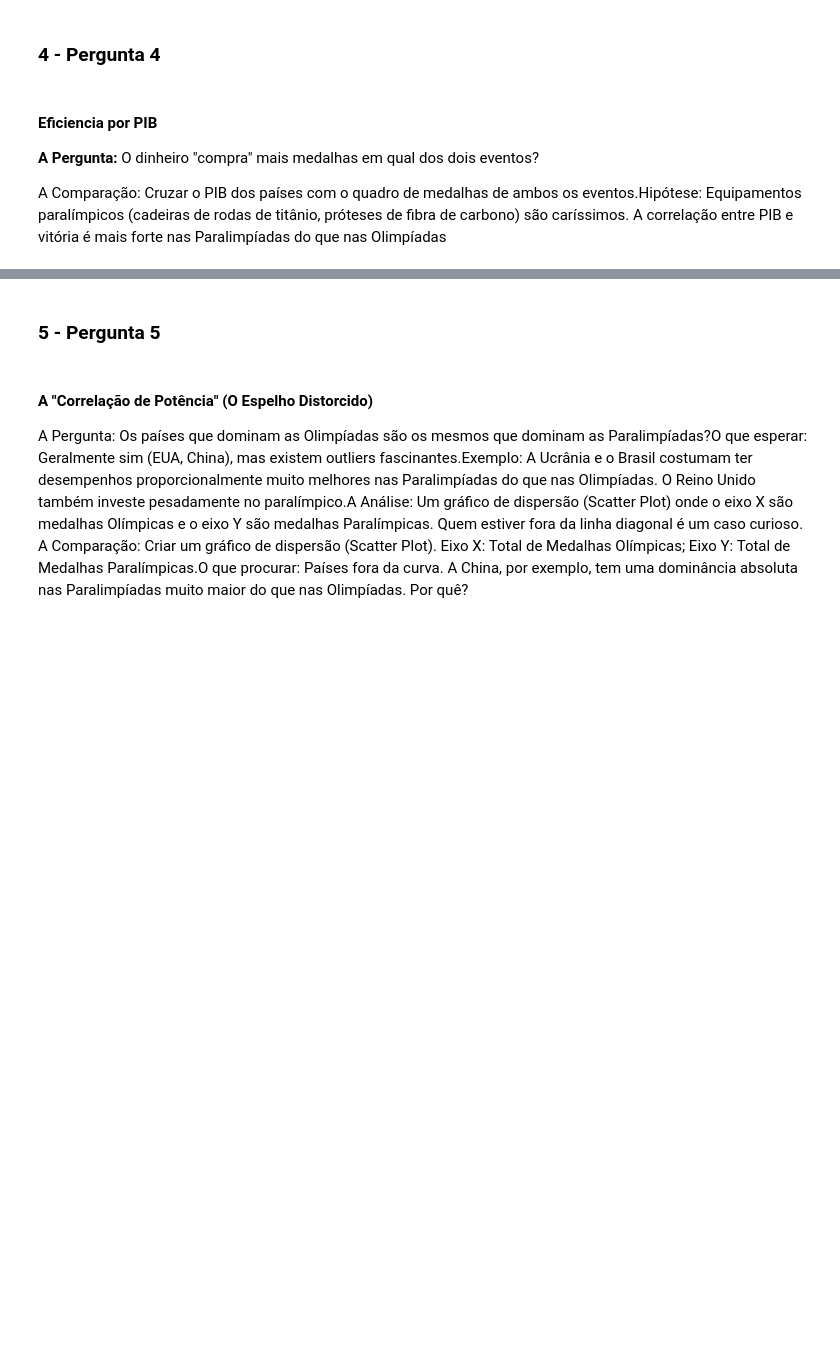
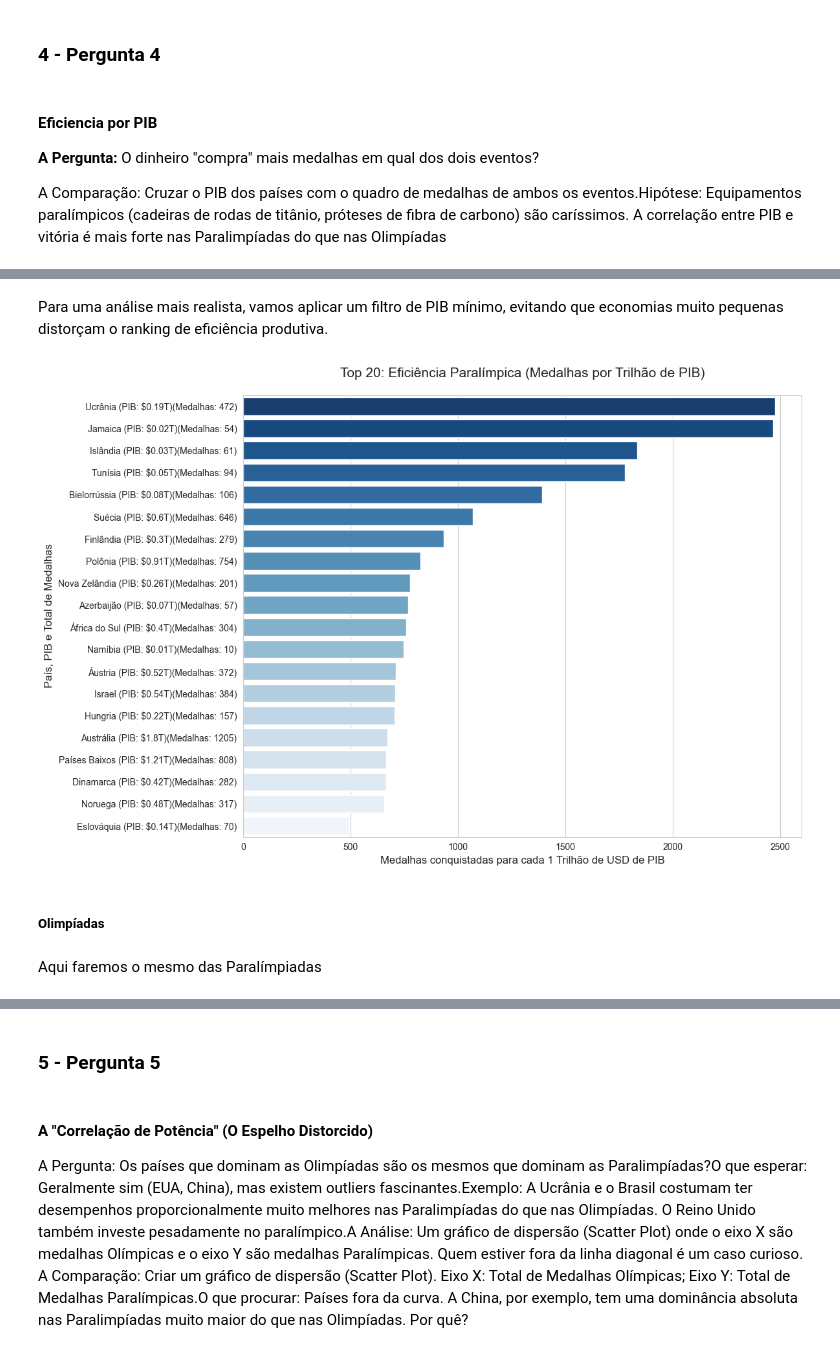
Before and after one commit to ClaraCaldas/Projeto-ICD, a Jupyter notebook: RELATORIO.ipynb, the cells around one changed output, grey strips where cells are left out. Drawn from its saved outputs; the diff is of its cells as text; code cells hidden in the pictures; blank space fills up the shorter version.

```diff
--- a/RELATORIO.ipynb
+++ b/RELATORIO.ipynb
@@ -240,0 +342,35 @@ df_paraolimpiadas.to_csv('paralimpiada_medalhas_arrumado.csv', index=False, enco
+# %% [markdown]
+Para uma análise mais realista, vamos aplicar um filtro de PIB mínimo, evitando que economias muito pequenas distorçam o ranking de eficiência produtiva.
+# %%
+#filtro para 5 Bilhões (5e9)
+df_analise_socioeconomica = df_analise_socioeconomica[df_analise_socioeconomica['PIB_Numerico'] > 5e9]
+
+df_ranking_filtrado = df_analise_socioeconomica.nlargest(20, 'Eficiencia_Para')
+
+df_ranking_filtrado['Pais_com_PIB'] = df_ranking_filtrado['País'] + " (PIB: $" + (df_ranking_filtrado['PIB_Numerico'] / 1e12).round(2).astype(str) + "T)" + "(Medalhas: " + df_ranking_filtrado['Total_Paralimpico'].astype(int).astype(str) + ")"
+
+plt.figure(figsize=(12, 8))
+
+grafico = sns.barplot(
+    data=df_ranking_filtrado,
+    x='Eficiencia_Para',
+    y='Pais_com_PIB',
+    hue='País',
+    palette='Blues_r',
+    legend=False
+)
+
+plt.title('Top 20: Eficiência Paralímpica (Medalhas por Trilhão de PIB)', fontsize=15, pad=20)
+plt.xlabel('Medalhas conquistadas para cada 1 Trilhão de USD de PIB', fontsize=12)
+plt.ylabel('País, PIB e Total de Medalhas', fontsize=12)
+
+
+plt.tight_layout()
+
+plt.show()
+# %% [output]
+[figure, added]
+# %% [markdown]
+##### Olimpíadas
+# %% [markdown]
+Aqui faremos o mesmo das Paralímpiadas
```
Also changed, not shown: parts of 32 cells of this notebook.
